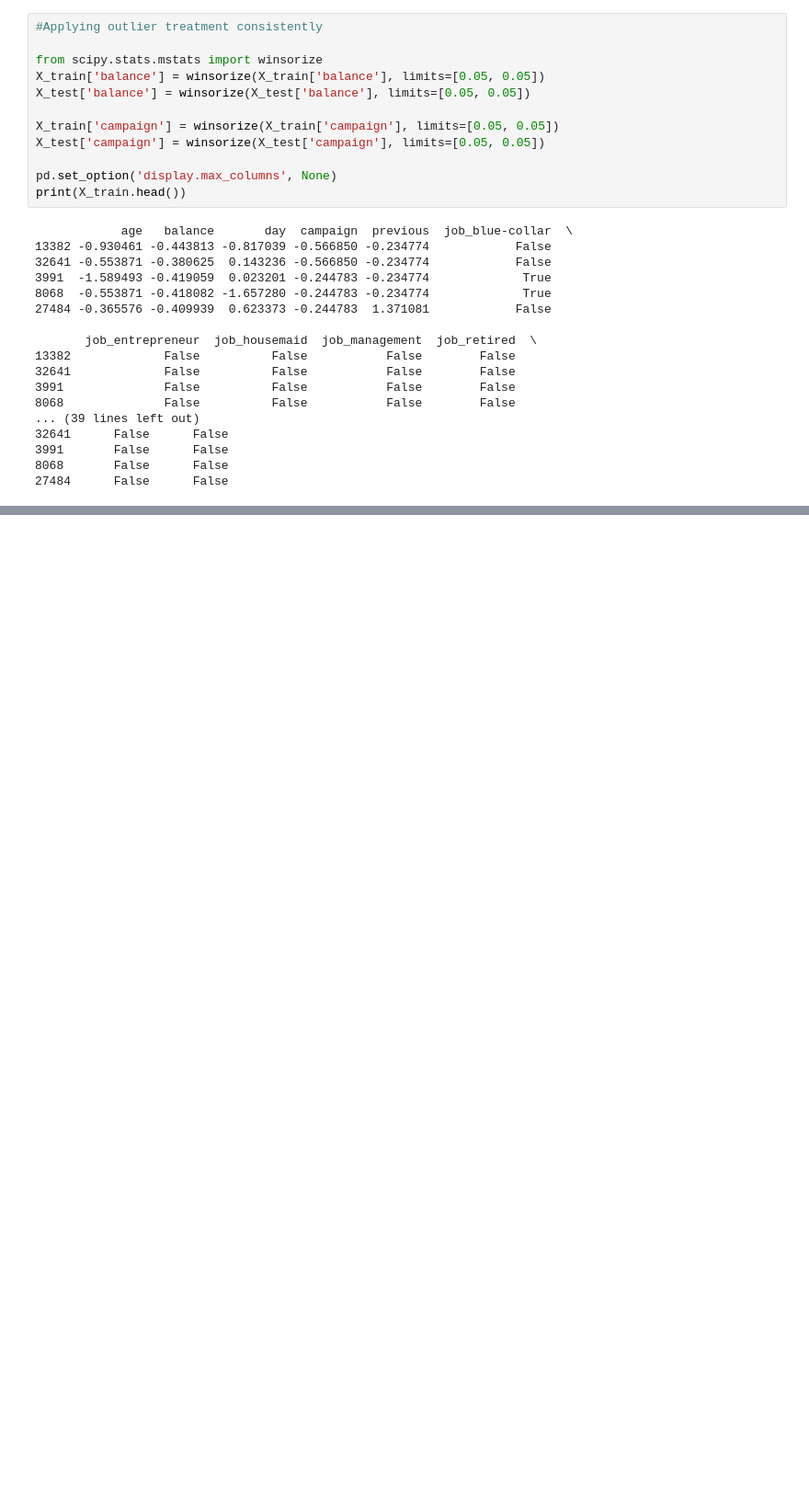
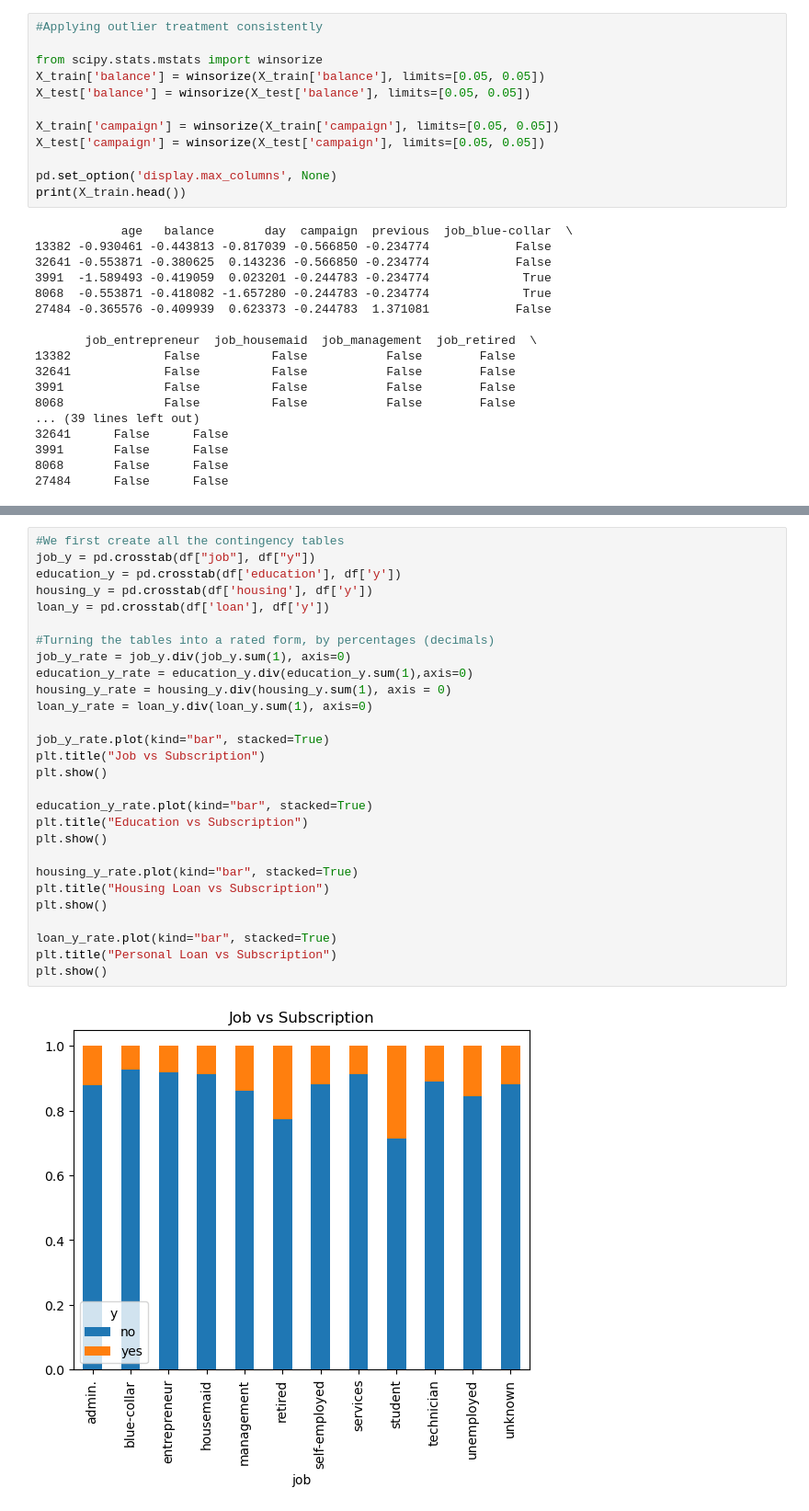
Before and after one commit to alekskadena/bank__datascience, a Jupyter notebook: Project.ipynb, the cells around one changed output, grey strips where cells are left out. Shown at 92% size. Cells and saved outputs as stored; diff of their text form; blank space fills up the shorter version.

```diff
--- a/Project.ipynb
+++ b/Project.ipynb
@@ -250,0 +288,30 @@ print(X_train.head())
+# %%
+#We first create all the contingency tables
+job_y = pd.crosstab(df["job"], df["y"])
+education_y = pd.crosstab(df['education'], df['y'])
+housing_y = pd.crosstab(df['housing'], df['y'])
+loan_y = pd.crosstab(df['loan'], df['y'])
+
+#Turning the tables into a rated form, by percentages (decimals)
+job_y_rate = job_y.div(job_y.sum(1), axis=0)
+education_y_rate = education_y.div(education_y.sum(1),axis=0)
+housing_y_rate = housing_y.div(housing_y.sum(1), axis = 0)
+loan_y_rate = loan_y.div(loan_y.sum(1), axis=0)
+
+job_y_rate.plot(kind="bar", stacked=True)
+plt.title("Job vs Subscription")
+plt.show()
+
+education_y_rate.plot(kind="bar", stacked=True)
+plt.title("Education vs Subscription")
+plt.show()
+
+housing_y_rate.plot(kind="bar", stacked=True)
+plt.title("Housing Loan vs Subscription")
+plt.show()
+
+loan_y_rate.plot(kind="bar", stacked=True)
+plt.title("Personal Loan vs Subscription")
+plt.show()
+# %% [output]
+[figure, added]
```
Also changed, not shown: parts of 15 cells of this notebook, 1 other file.
